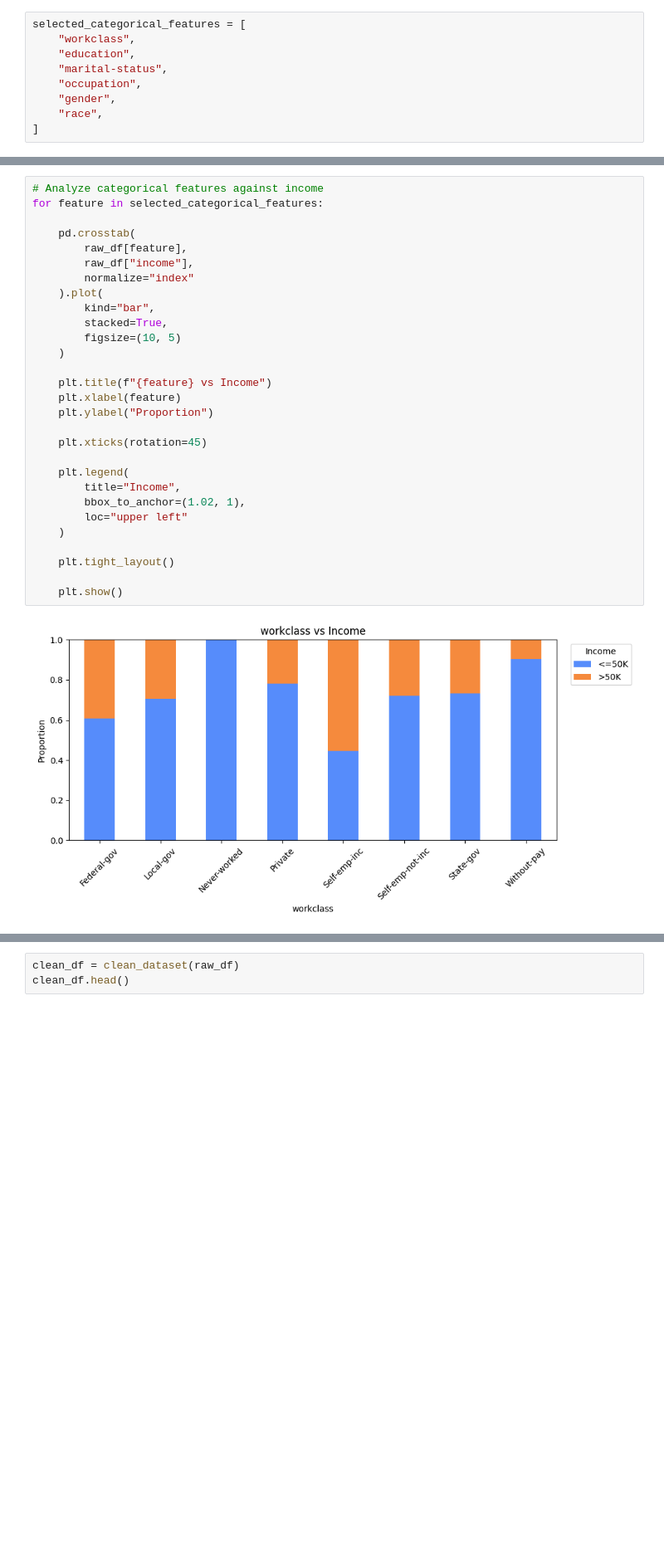
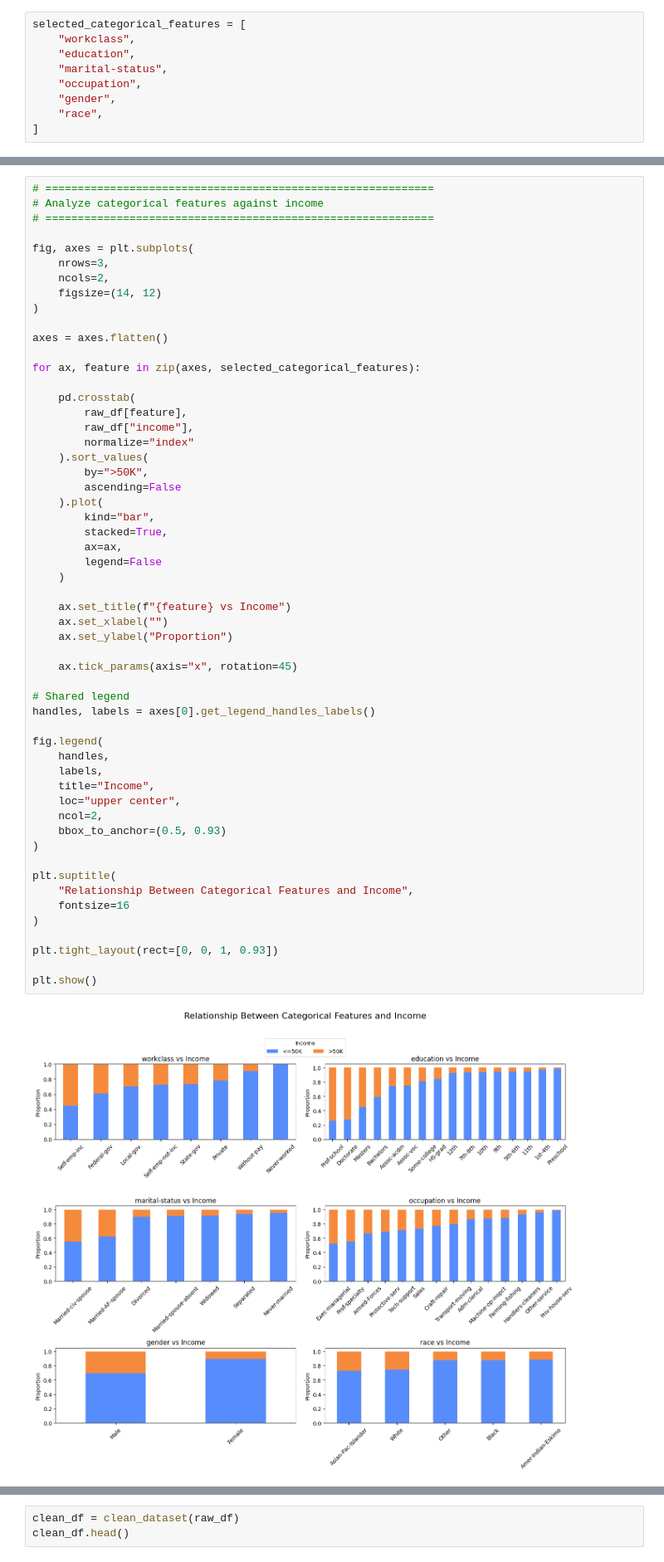
Before and after one commit to dantawalli/Adult-census-income-ML-project, a Jupyter notebook: notebooks/adult_income_classification.ipynb, the cells around one changed output, grey strips where cells are left out. Shown at 83% size. Saved outputs shown, nothing was run; the diff lists cells and outputs as text; blank space fills up the shorter version.

```diff
--- a/notebooks/adult_income_classification.ipynb
+++ b/notebooks/adult_income_classification.ipynb
@@ -401,31 +581,57 @@ To better understand the relationship between socioeconomic characteristics and
 # %%
+# ============================================================
 # Analyze categorical features against income
-for feature in selected_categorical_features:
+# ============================================================
+
+fig, axes = plt.subplots(
+    nrows=3,
+    ncols=2,
+    figsize=(14, 12)
+)
+
+axes = axes.flatten()
+
+for ax, feature in zip(axes, selected_categorical_features):
 
     pd.crosstab(
         raw_df[feature],
         raw_df["income"],
         normalize="index"
+    ).sort_values(
+        by=">50K",
+        ascending=False
     ).plot(
         kind="bar",
         stacked=True,
-        figsize=(10, 5)
+        ax=ax,
+        legend=False
     )
 
-    plt.title(f"{feature} vs Income")
-    plt.xlabel(feature)
-    plt.ylabel("Proportion")
+    ax.set_title(f"{feature} vs Income")
+    ax.set_xlabel("")
+    ax.set_ylabel("Proportion")
 
-    plt.xticks(rotation=45)
+    ax.tick_params(axis="x", rotation=45)
 
-    plt.legend(
-        title="Income",
-        bbox_to_anchor=(1.02, 1),
-        loc="upper left"
-    )
+# Shared legend
+handles, labels = axes[0].get_legend_handles_labels()
 
-    plt.tight_layout()
+fig.legend(
+    handles,
+    labels,
+    title="Income",
+    loc="upper center",
+    ncol=2,
+    bbox_to_anchor=(0.5, 0.93)
+)
 
-    plt.show()
+plt.suptitle(
+    "Relationship Between Categorical Features and Income",
+    fontsize=16
+)
+
+plt.tight_layout(rect=[0, 0, 1, 0.93])
+
+plt.show()
 # %% [output]
-[figure, old version]
+[figure, new version]
```
Also changed, not shown: parts of 147 cells of this notebook, 4 other files.
